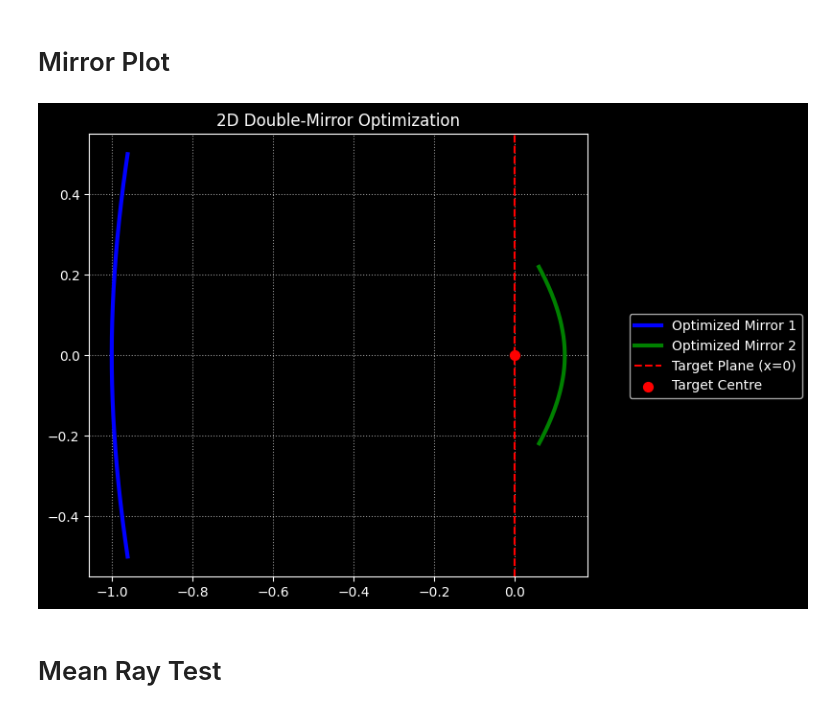
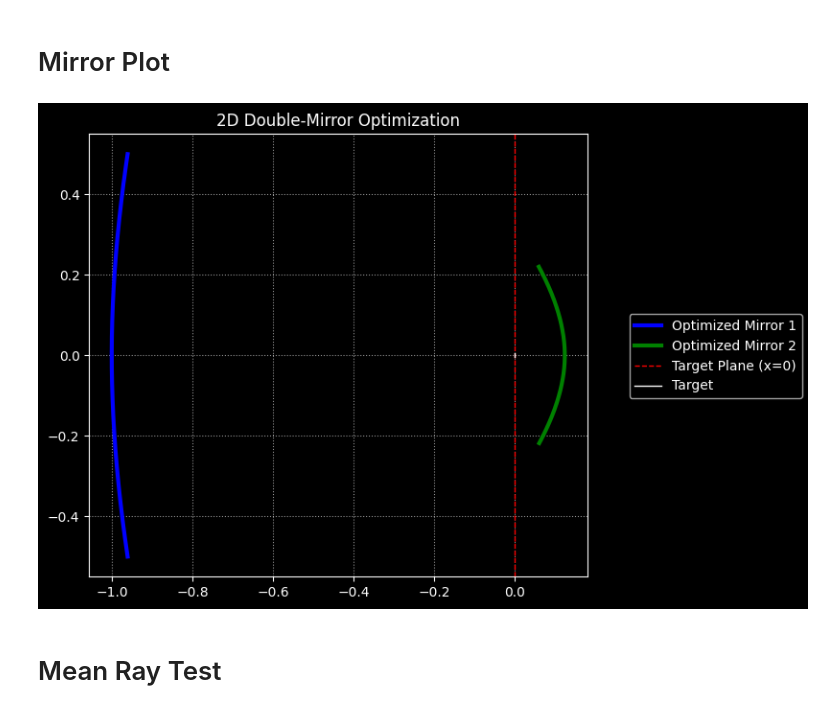
Before and after one commit to ssteinberg/solar_optical_concentrator, a Jupyter notebook: diff_rendering/double_mirror_spline.ipynb, the cells around one changed output. Drawn from its saved outputs; the diff is of its cells as text; code cells hidden in the pictures.

Commit message:
Making the figure drawing process cleaner.

```diff
--- a/diff_rendering/double_mirror_spline.ipynb
+++ b/diff_rendering/double_mirror_spline.ipynb
@@ -827,30 +829,44 @@ write_mirror(mirror2_final_x, mirror2_final_y, output_path, 'mirror2')
 # %% [markdown]
 # Mirror Plot
 # %%
+def create_base_mirror_plot(title, should_show_legend):
+    """
+    Create the base mirror plot, to which more details can be added.
+    :param title: The title for the plot
+    :param should_show_legend: True if a legend should be shown, false otherwise.
+    :return: The created figure.
+    """
+    # Create the figure
+    figure = plt.figure(figsize=(10, 6))
+
+    # Draw the mirror by connecting the vertices
+    plt.plot(mirror1_final_x, mirror1_final_y, 'b-', lw=3, label='Optimized Mirror 1')
+    plt.plot(mirror2_final_x, mirror2_final_y, 'g-', lw=3, label='Optimized Mirror 2')
+
+    # Draw the target plane and centre
+    plt.axvline(x=0, color='red', linestyle='--', lw=1, label='Target Plane (x=0)')
+    plt.plot([0, 0], [target_half_height, -target_half_height], 'w-', lw=1, zorder=5, label='Target')
+
+    # Labels and formatting
+    plt.title(title)
+    plt.grid(True, linestyle=':', alpha=0.6)
+    plt.gca().set_aspect('equal', adjustable='box')
+    if should_show_legend:
+        figure.legend(loc='outside right')
+
+    # Return the figure for further modifications and writing
+    return figure
+
 # Create the figure
-fig = plt.figure(figsize=(10, 6))
-
-# Draw the mirror by connecting the vertices
-plt.plot(mirror1_final_x, mirror1_final_y, 'b-', lw=3, label='Optimized Mirror 1')
-plt.plot(mirror2_final_x, mirror2_final_y, 'g-', lw=3, label='Optimized Mirror 2')
-
-# Draw the target plane and centre
-plt.axvline(x=0, color='red', linestyle='--', label='Target Plane (x=0)')
-plt.scatter([0], [target_center.y], color='red', s=50, zorder=5, label='Target Centre')
-
-# Labels and formatting
-plt.title('2D Double-Mirror Optimization')
-plt.grid(True, linestyle=':', alpha=0.6)
-plt.gca().set_aspect('equal', adjustable='box')
-fig.legend(loc='outside right')
+fig = create_base_mirror_plot('2D Double-Mirror Optimization', True)
 
 # Save
 write_figure(fig, output_path, 'optimized_mirrors')
 
 # Display
 plt.show()
 # %% [output]
-[figure, old version]
+[figure, new version]
 # %% [markdown]
 # Mean Ray Test
 # %%
```
Also changed, not shown: parts of 5 cells of this notebook.
